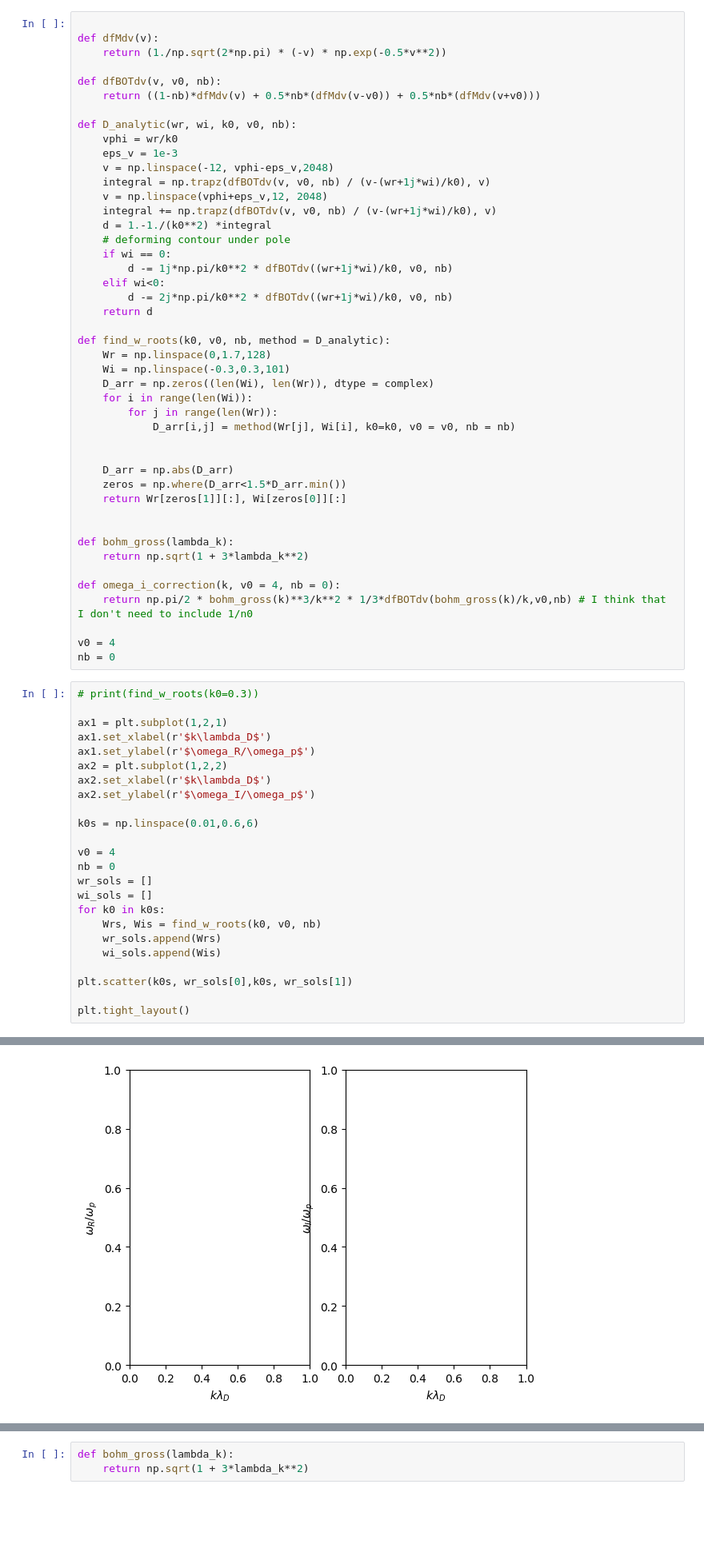
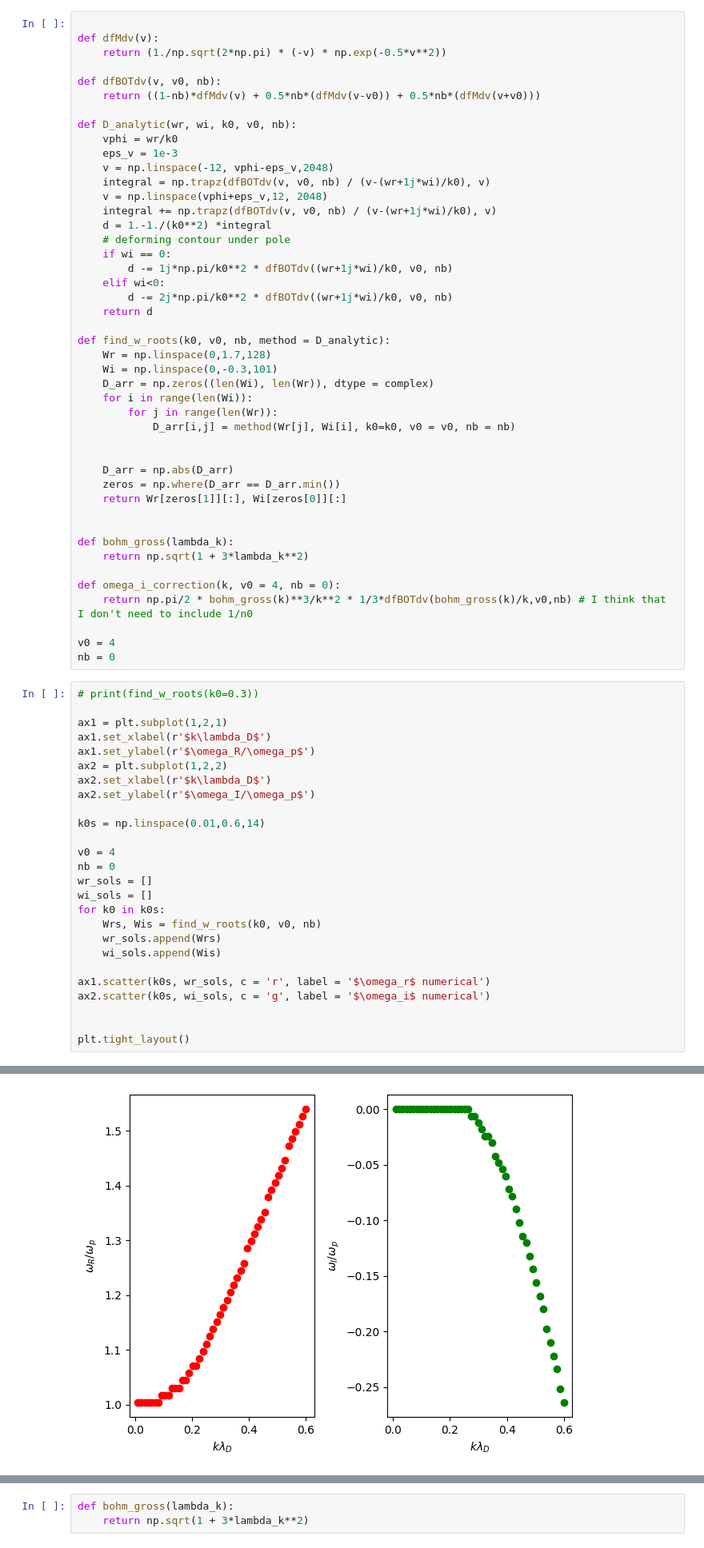
Before and after one commit to dschneidinger/222B_Landau_Damping_2024, a Jupyter notebook: 1-Numerical_solution_kinetic_dispersion_relation/brute_force_kinetic_DR_solver.ipynb, the cells around one changed output, grey strips where cells are left out. Shown at 80% size. Drawn from its saved outputs; the diff is of its cells as text; blank space fills up the shorter version.

```diff
--- a/1-Numerical_solution_kinetic_dispersion_relation/brute_force_kinetic_DR_solver.ipynb
+++ b/1-Numerical_solution_kinetic_dispersion_relation/brute_force_kinetic_DR_solver.ipynb
@@ -32,7 +32,7 @@ def D_analytic(wr, wi, k0, v0, nb):
 
 def find_w_roots(k0, v0, nb, method = D_analytic):
     Wr = np.linspace(0,1.7,128)
-    Wi = np.linspace(-0.3,0.3,101)
+    Wi = np.linspace(0,-0.3,101)
     D_arr = np.zeros((len(Wi), len(Wr)), dtype = complex)
     for i in range(len(Wi)):
         for j in range(len(Wr)):
@@ -40,7 +40,7 @@ def find_w_roots(k0, v0, nb, method = D_analytic):
 
 
     D_arr = np.abs(D_arr)
-    zeros = np.where(D_arr<1.5*D_arr.min())
+    zeros = np.where(D_arr == D_arr.min())
     return Wr[zeros[1]][:], Wi[zeros[0]][:]
 
 
@@ -62,7 +62,7 @@ ax2 = plt.subplot(1,2,2)
 ax2.set_xlabel(r'$k\lambda_D$')
 ax2.set_ylabel(r'$\omega_I/\omega_p$')
 
-k0s = np.linspace(0.01,0.6,6)
+k0s = np.linspace(0.01,0.6,14)
 
 v0 = 4
 nb = 0
@@ -73,7 +73,9 @@ for k0 in k0s:
     wr_sols.append(Wrs)
     wi_sols.append(Wis)
 
-plt.scatter(k0s, wr_sols[0],k0s, wr_sols[1])
+ax1.scatter(k0s, wr_sols, c = 'r', label = '$\omega_r$ numerical')
+ax2.scatter(k0s, wi_sols, c = 'g', label = '$\omega_i$ numerical')
+
 
 plt.tight_layout()
 # %% [output]
@@ -81 +82 @@ ValueError: x and y must be the same size
-[figure, old version]
+[figure, new version]
```
Also changed, not shown: parts of 3 cells of this notebook, 3 other files.
